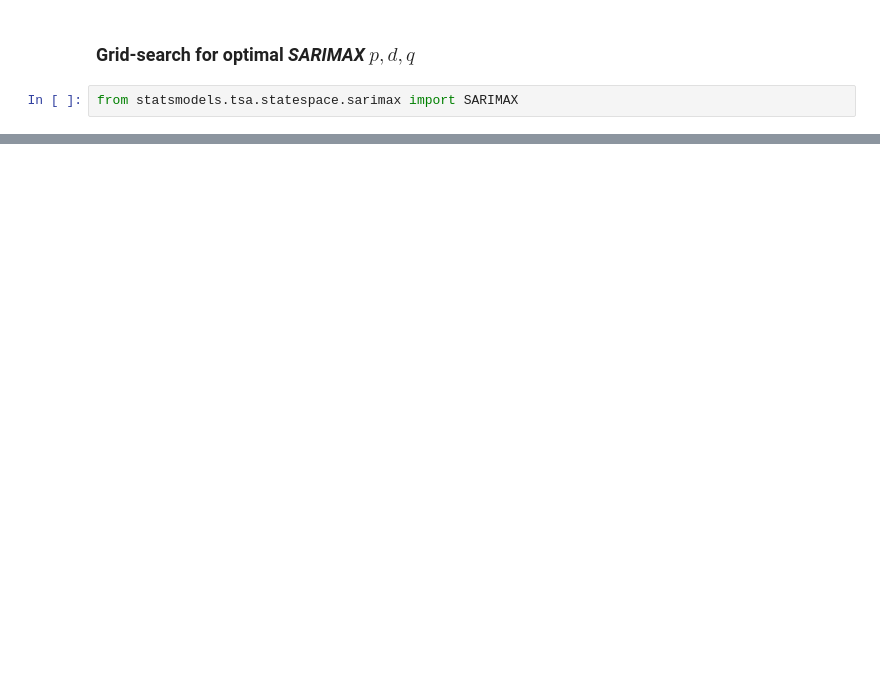
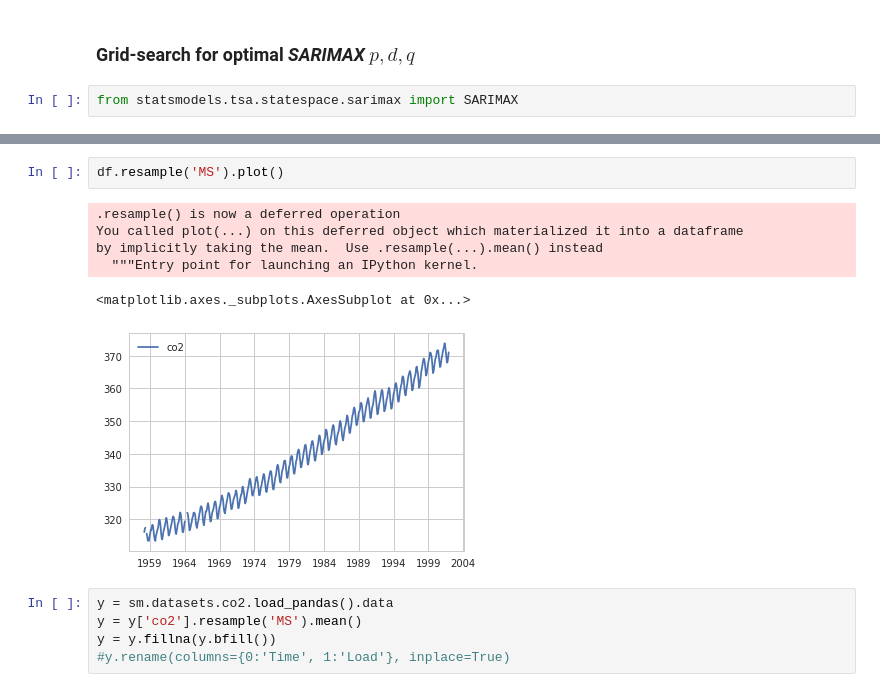
Before and after one commit to Columbia-Creative-Machines-Lab/muscle-prediction, a Jupyter notebook: time-series-analysis.ipynb, the cells around one changed output, grey strips where cells are left out. Cells and saved outputs as stored; diff of their text form; blank space fills up the shorter version.

```diff
--- a/time-series-analysis.ipynb
+++ b/time-series-analysis.ipynb
@@ -66,0 +83,14 @@ for param in pdq:
+# %%
+df.resample('MS').plot()
+# %% [output]
+.resample() is now a deferred operation
+You called plot(...) on this deferred object which materialized it into a dataframe
+by implicitly taking the mean.  Use .resample(...).mean() instead
+  """Entry point for launching an IPython kernel.
+<matplotlib.axes._subplots.AxesSubplot at 0x...>
+[figure, added]
+# %%
+y = sm.datasets.co2.load_pandas().data
+y = y['co2'].resample('MS').mean()
+y = y.fillna(y.bfill())
+#y.rename(columns={0:'Time', 1:'Load'}, inplace=True)
```
Also changed, not shown: parts of 15 cells of this notebook, 37 other files.
